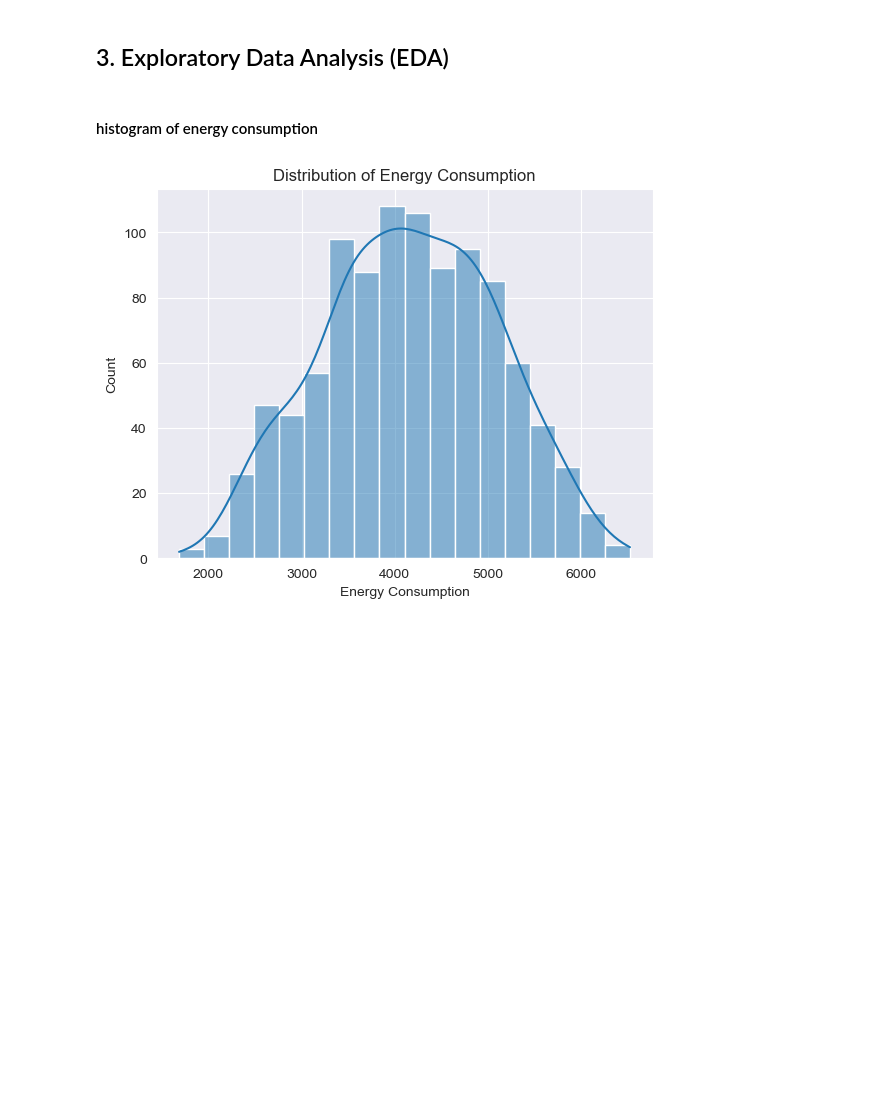
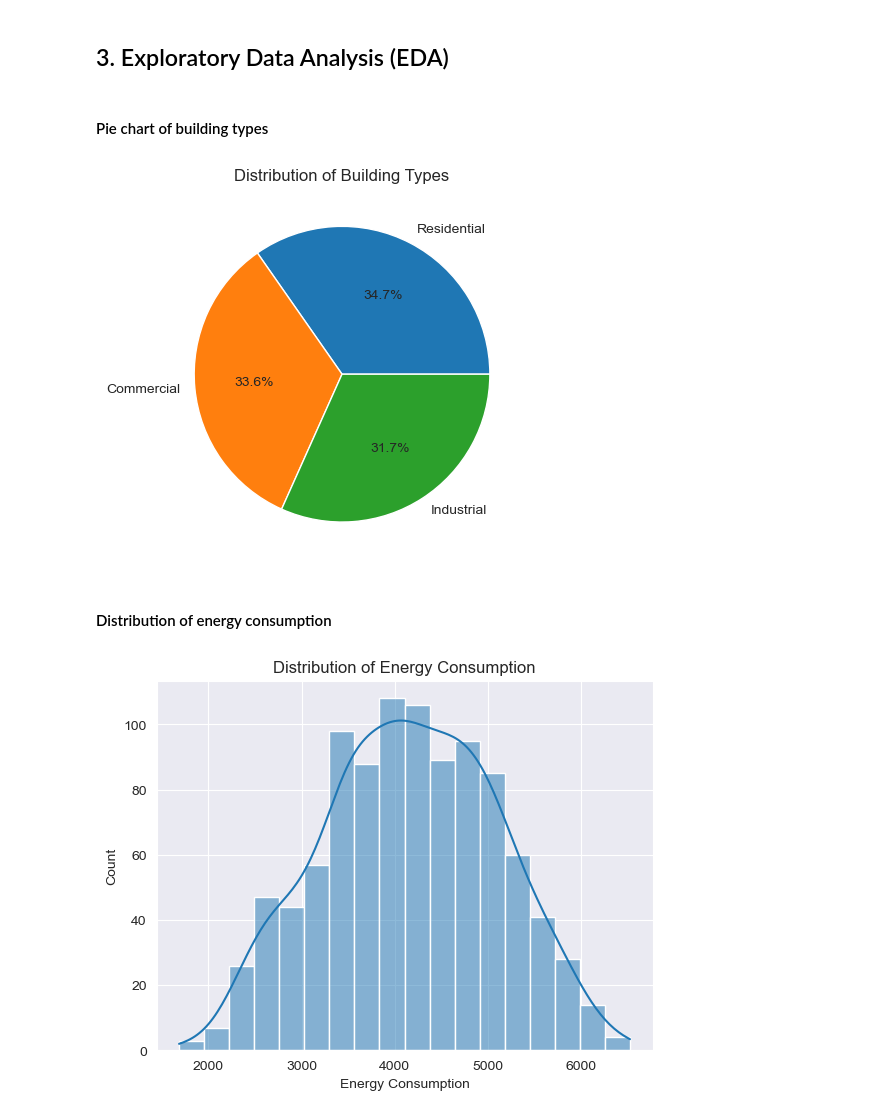
Before and after one commit to faris-agour/Energy-Consumption, a Jupyter notebook: project.ipynb, the cells around one changed output. Cells and saved outputs as stored; diff of their text form; code cells hidden in the pictures; blank space fills up the shorter version.

```diff
--- a/project.ipynb
+++ b/project.ipynb
@@ -81,6 +75,14 @@ df.duplicated().sum()
 0
 # %% [markdown]
 ## 3. Exploratory Data Analysis (EDA)
+# %% [markdown]
+#### Pie chart of building types
+# %%
+plt.pie(df["Building Type"].value_counts(), labels=df["Building Type"].value_counts().index, autopct="%1.1f%%")
+plt.title("Distribution of Building Types")
+plt.show()
+# %% [output]
+[figure, added]
 # %% [markdown]
-#### histogram of energy consumption
+#### Distribution of energy consumption
 # %%
```
Also changed, not shown: parts of 39 cells of this notebook.
